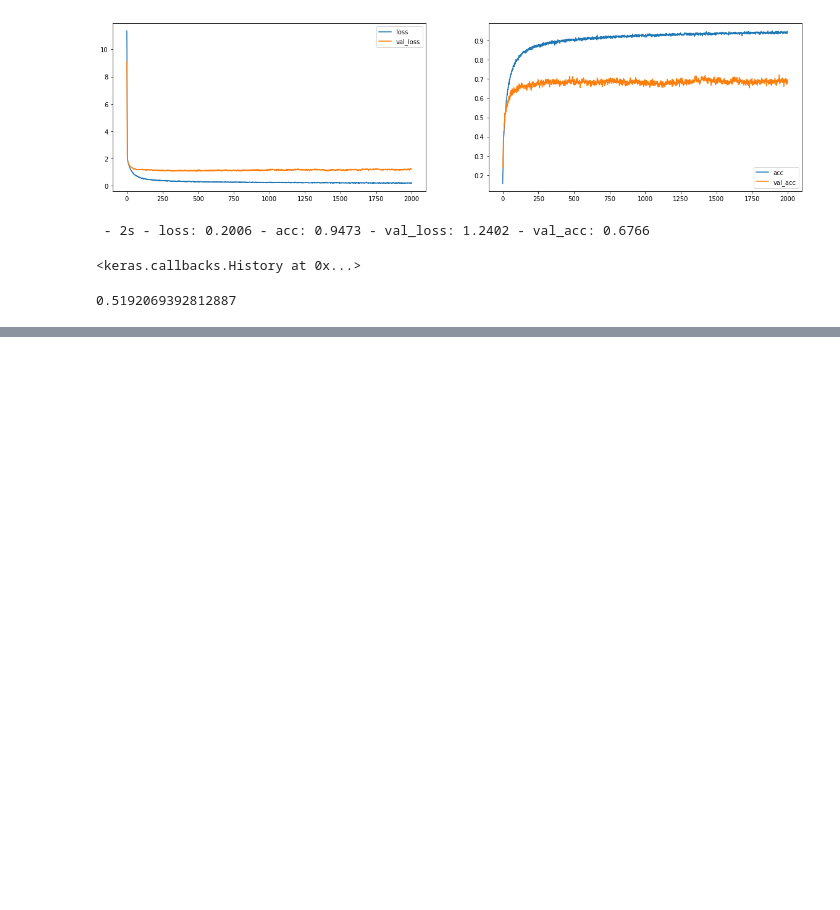
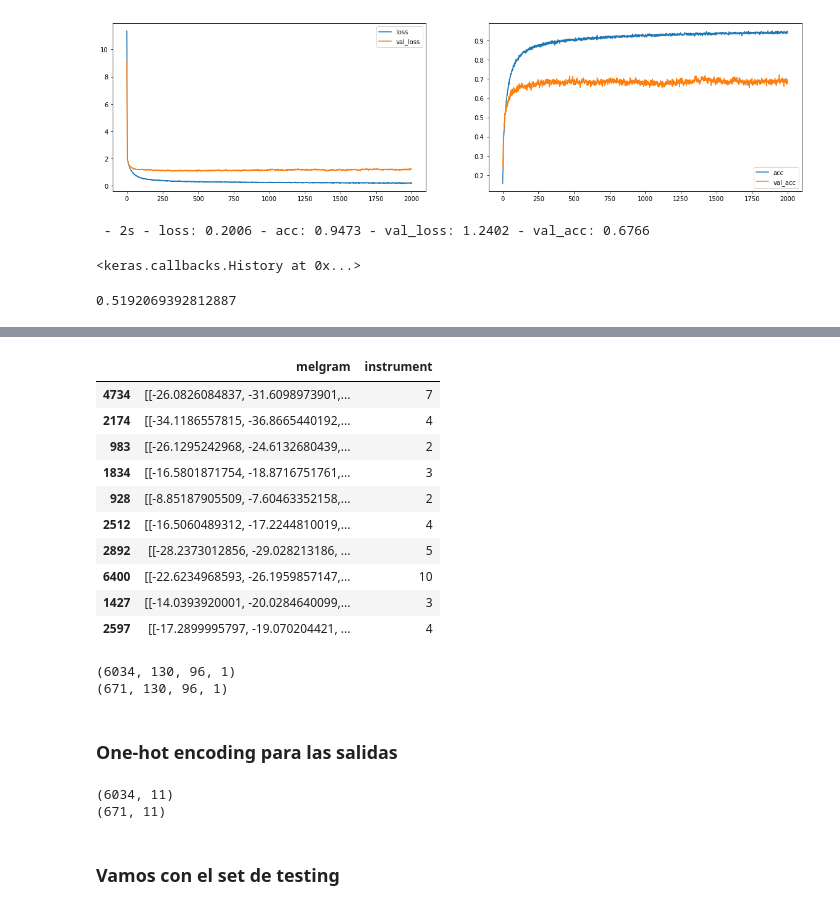
Before and after one commit to pedrini210/instrument-recognition, a Jupyter notebook: Instrument Recognition.ipynb, the cells around one changed output, grey strips where cells are left out. Saved outputs shown, nothing was run; the diff lists cells and outputs as text; code cells hidden in the pictures; blank space fills up the shorter version.

```diff
--- a/Instrument Recognition.ipynb
+++ b/Instrument Recognition.ipynb
@@ -565,0 +647,14 @@ print(acum/test.shape[0])
+# %%
+train_spct_set.head(10)
+# %% [output]
+|  | melgram | instrument |
+| 4734 | [[-26.0826084837, -31.6098973901,... | 7 |
+| 2174 | [[-34.1186557815, -36.8665440192,... | 4 |
+| 983 | [[-26.1295242968, -24.6132680439,... | 2 |
+| 1834 | [[-16.5801871754, -18.8716751761,... | 3 |
+| 928 | [[-8.85187905509, -7.60463352158,... | 2 |
+| 2512 | [[-16.5060489312, -17.2244810019,... | 4 |
+| 2892 | [[-28.2373012856, -29.028213186, ... | 5 |
+| 6400 | [[-22.6234968593, -26.1959857147,... | 10 |
+| 1427 | [[-14.0393920001, -20.0284640099,... | 3 |
+| 2597 | [[-17.2899995797, -19.070204421, ... | 4 |
@@ -565,0 +664,14 @@ print(acum/test.shape[0])
+# %%
+# x_spctr_train = x_spctr_train(x_spctr_train.shape[0], img_cols, img_rows, 1)
+
+x_spctr_train = x_spctr_train.reshape(x_spctr_train.shape[0], x_spctr_train.shape[2], x_spctr_train.shape[1], 1)
+
+x_spctr_val = x_spctr_val.reshape(x_spctr_val.shape[0], x_spctr_val.shape[2], x_spctr_val.shape[1], 1)
+
+print(x_spctr_train.shape)
+print(x_spctr_val.shape)
+# %% [output]
+(6034, 130, 96, 1)
+(671, 130, 96, 1)
+# %% [markdown]
+### One-hot encoding para las salidas
@@ -565,0 +685,11 @@ print(acum/test.shape[0])
+# %%
+# Validating the one-hot encoding
+print(y_spctr_train.shape)
+# The result should be (# of training examples, # of instruments)
+
+print(y_spctr_val.shape)
+# %% [output]
+(6034, 11)
+(671, 11)
+# %% [markdown]
+### Vamos con el set de testing
```
Also changed, not shown: parts of 27 cells of this notebook, 1 other file.
